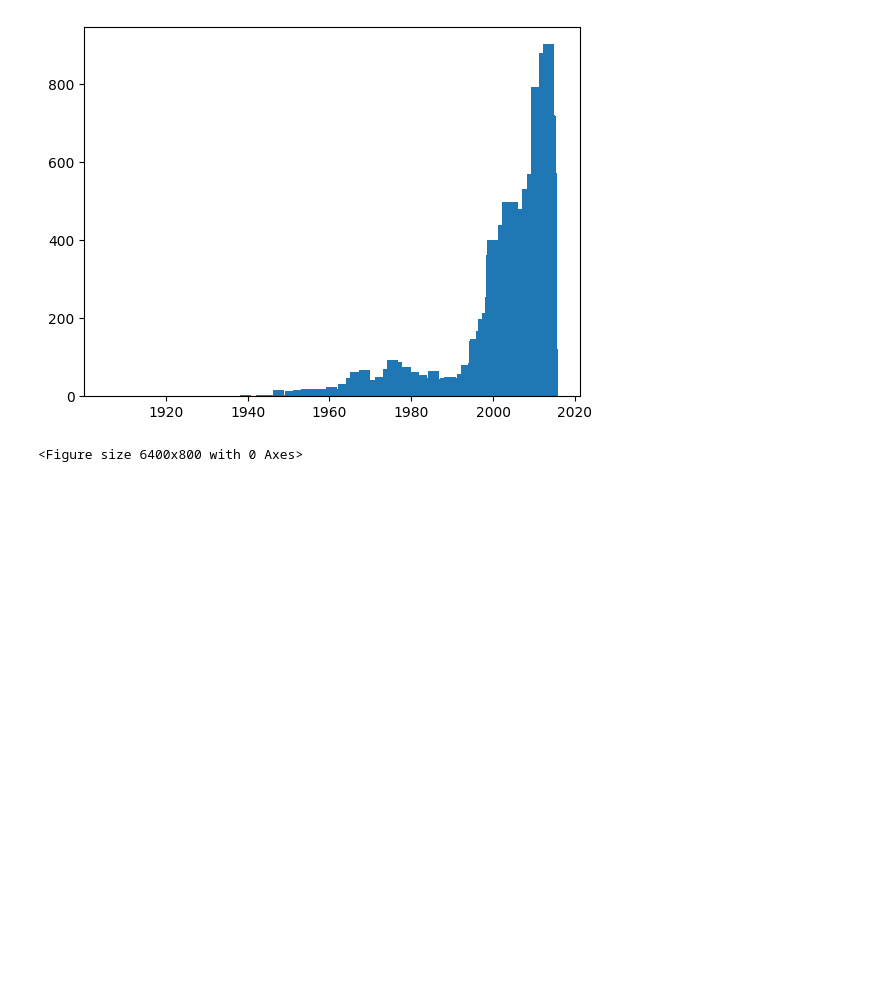
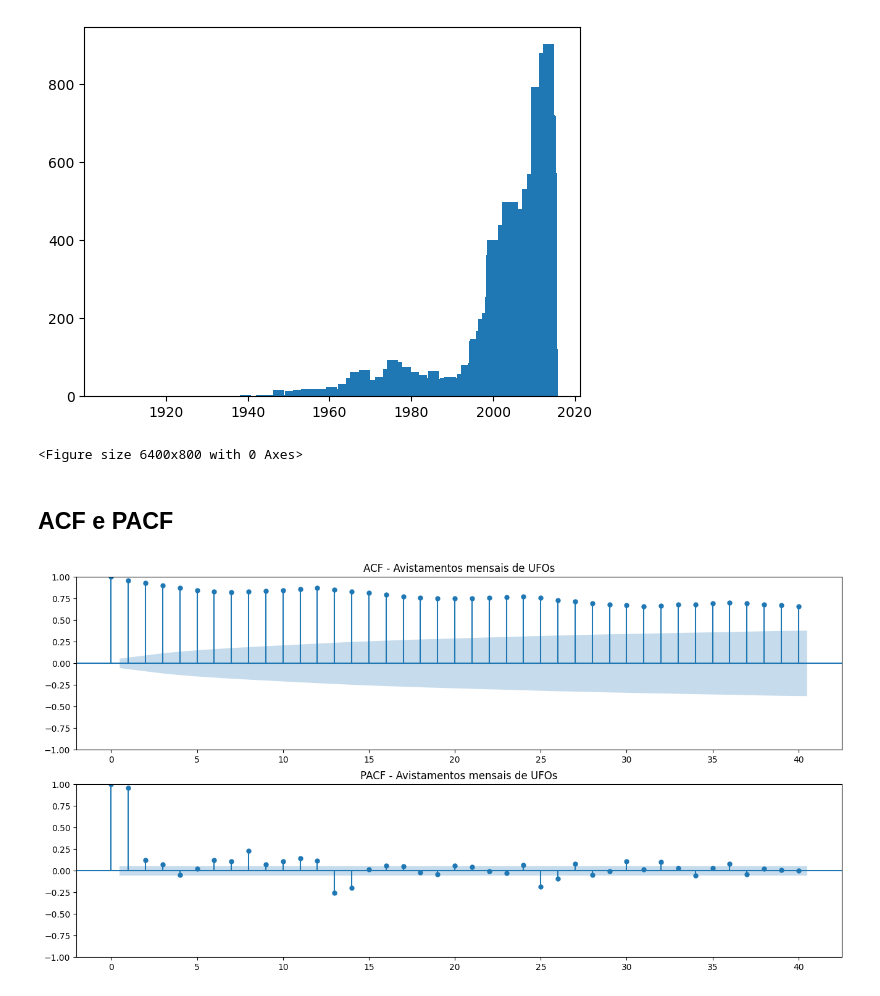
Before and after one commit to RafaelBarretoCruz/previsao-aliens, a Jupyter notebook: notebook.ipynb, the cells around one changed output. Cells and saved outputs as stored; diff of their text form; code cells hidden in the pictures; blank space fills up the shorter version.

Commit message:
ACF e PACF adicionados.

```diff
--- a/notebook.ipynb
+++ b/notebook.ipynb
@@ -26,3 +27,15 @@ plt.show()
 # %% [output]
 [figure]
 <Figure size 6400x800 with 0 Axes>
+# %% [markdown]
+## ACF e PACF
+# %%
+fig, axes = plt.subplots(2, 1, figsize=(16, 8))
+
+plot_acf(ts, lags=40, ax=axes[0], title='ACF - Avistamentos mensais de UFOs')
+plot_pacf(ts, lags=40, ax=axes[1], title='PACF - Avistamentos mensais de UFOs')
+
+plt.tight_layout()
+plt.show()
+# %% [output]
+[figure, added]
```
Also changed, not shown: parts of 1 cell of this notebook, 2 other files.
